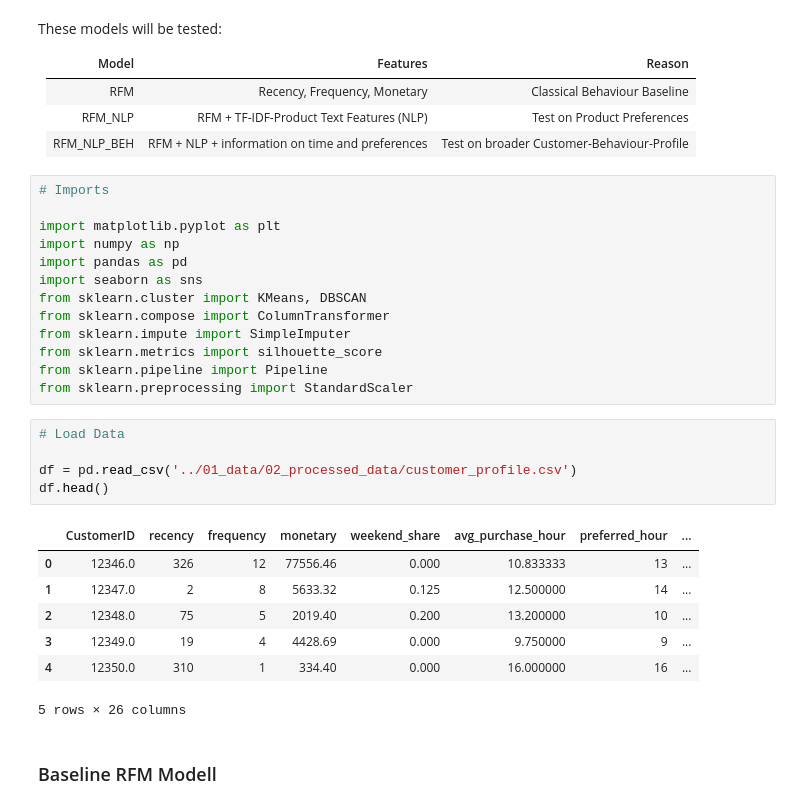
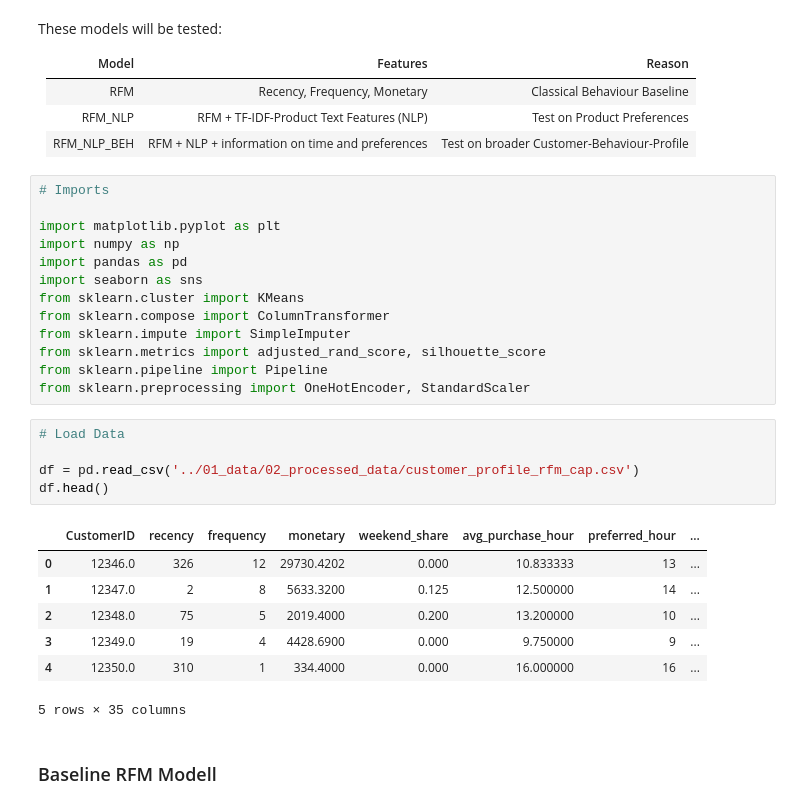
Before and after one commit to Thoericht/customer-segmentation-rfm-nlp, a Jupyter notebook: 02_notebooks/04_clustering.ipynb, the cells around one changed output. Cells and saved outputs as stored; diff of their text form.

```diff
--- a/02_notebooks/04_clustering.ipynb
+++ b/02_notebooks/04_clustering.ipynb
@@ -15,25 +15,25 @@ import matplotlib.pyplot as plt
 import numpy as np
 import pandas as pd
 import seaborn as sns
-from sklearn.cluster import KMeans, DBSCAN
+from sklearn.cluster import KMeans
 from sklearn.compose import ColumnTransformer
 from sklearn.impute import SimpleImputer
-from sklearn.metrics import silhouette_score
+from sklearn.metrics import adjusted_rand_score, silhouette_score
 from sklearn.pipeline import Pipeline
-from sklearn.preprocessing import StandardScaler
+from sklearn.preprocessing import OneHotEncoder, StandardScaler
 # %%
 # Load Data
 
-df = pd.read_csv('../01_data/02_processed_data/customer_profile.csv')
+df = pd.read_csv('../01_data/02_processed_data/customer_profile_rfm_cap.csv')
 df.head()
 # %% [output]
 |  | CustomerID | recency | frequency | monetary | weekend_share | avg_purchase_hour | preferred_hour | ... |
-| 0 | 12346.0 | 326 | 12 | 77556.46 | 0.000 | 10.833333 | 13 | ... |
-| 1 | 12347.0 | 2 | 8 | 5633.32 | 0.125 | 12.500000 | 14 | ... |
-| 2 | 12348.0 | 75 | 5 | 2019.40 | 0.200 | 13.200000 | 10 | ... |
-| 3 | 12349.0 | 19 | 4 | 4428.69 | 0.000 | 9.750000 | 9 | ... |
-| 4 | 12350.0 | 310 | 1 | 334.40 | 0.000 | 16.000000 | 16 | ... |
+| 0 | 12346.0 | 326 | 12 | 29730.4202 | 0.000 | 10.833333 | 13 | ... |
+| 1 | 12347.0 | 2 | 8 | 5633.3200 | 0.125 | 12.500000 | 14 | ... |
+| 2 | 12348.0 | 75 | 5 | 2019.4000 | 0.200 | 13.200000 | 10 | ... |
+| 3 | 12349.0 | 19 | 4 | 4428.6900 | 0.000 | 9.750000 | 9 | ... |
+| 4 | 12350.0 | 310 | 1 | 334.4000 | 0.000 | 16.000000 | 16 | ... |
-5 rows × 26 columns
+5 rows × 35 columns
 # %% [markdown]
 ### Baseline RFM Modell
 # %%
```
Also changed, not shown: parts of 15 cells of this notebook, 1 other file.
